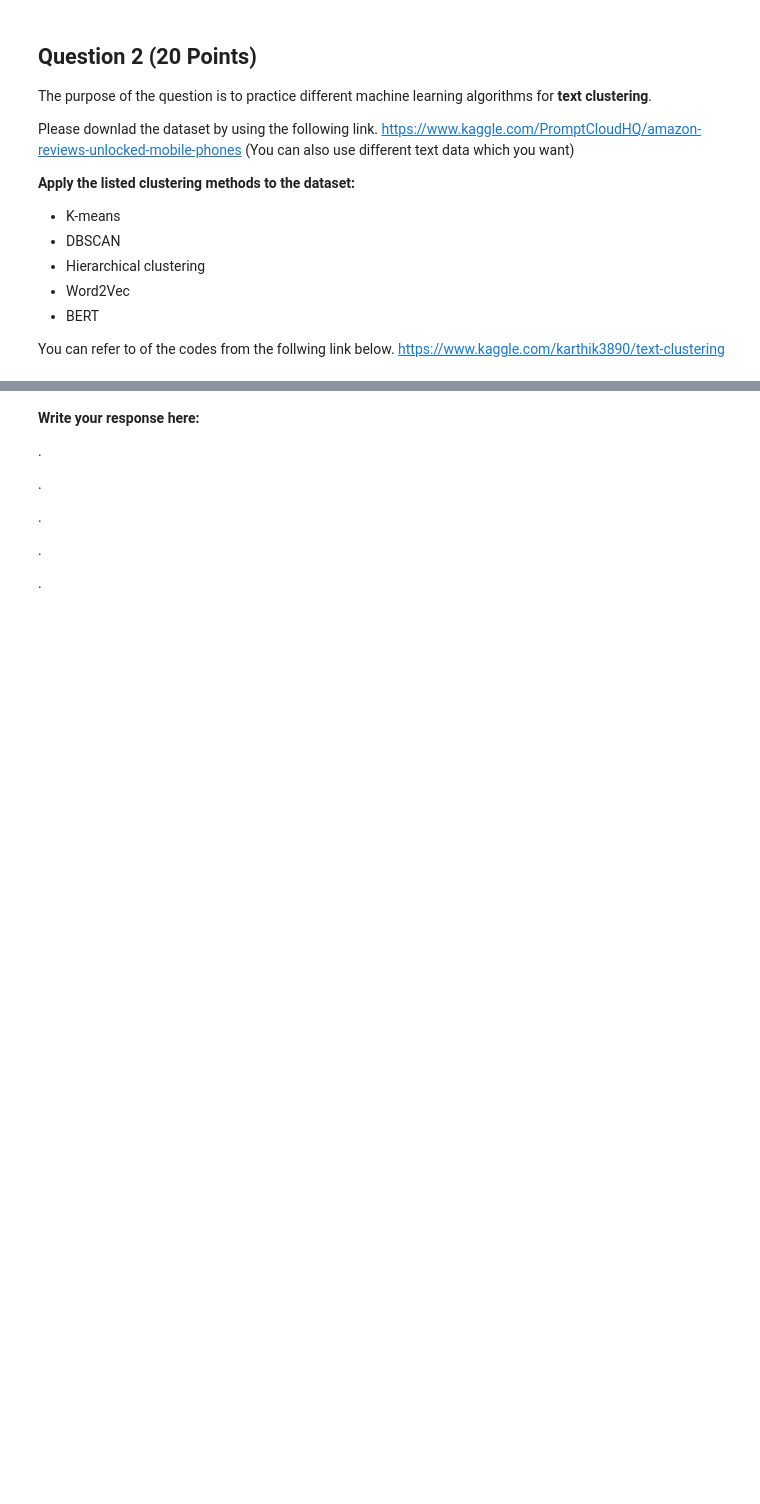
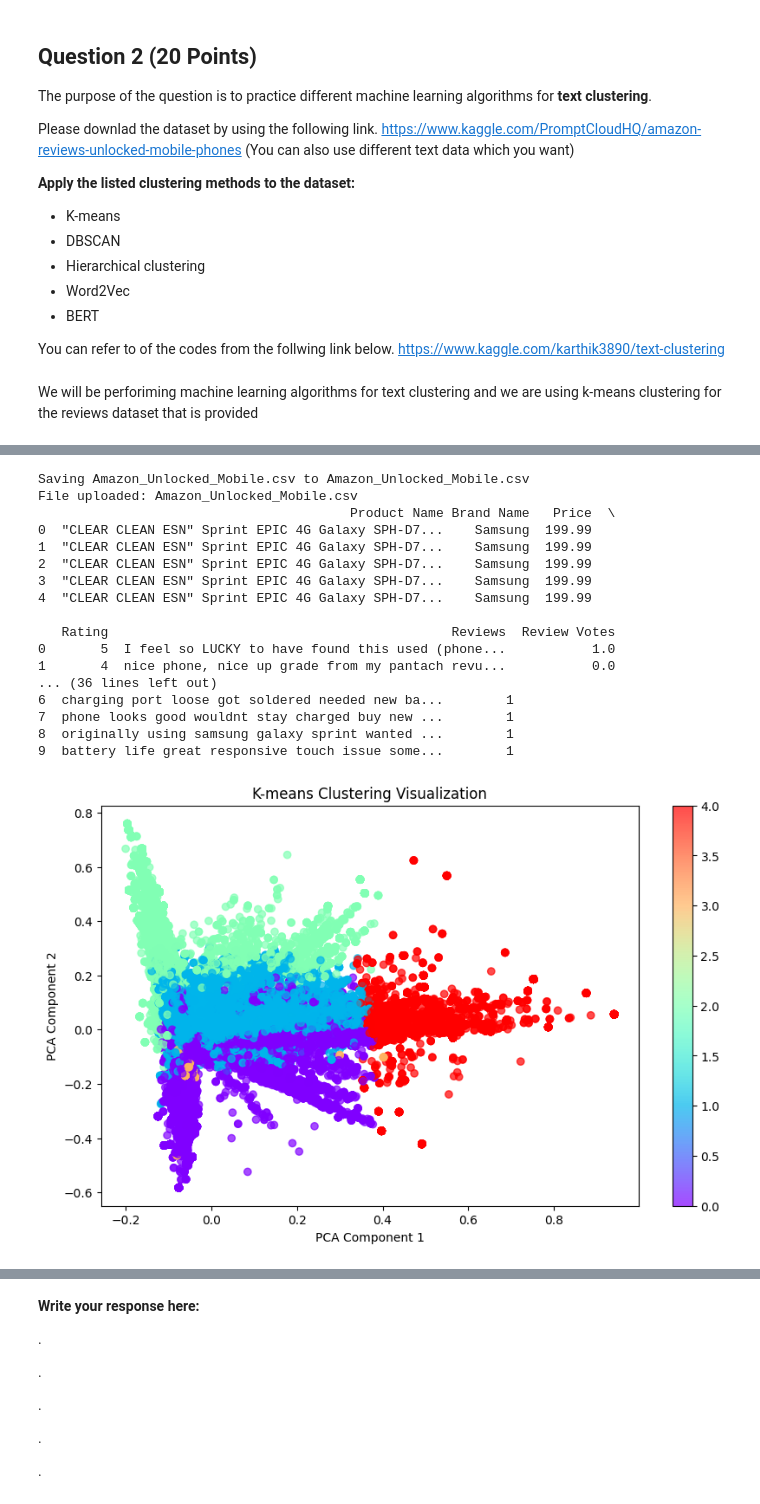
Before and after one commit to Sahithi530/Sahithi_INFO5731_Fall2024, a Jupyter notebook: Tummala_Sahithi_Exercise_05.ipynb, the cells around one changed output, grey strips where cells are left out. Drawn from its saved outputs; the diff is of its cells as text; code cells hidden in the pictures; blank space fills up the shorter version.

```diff
--- a/Tummala_Sahithi_Exercise_05.ipynb
+++ b/Tummala_Sahithi_Exercise_05.ipynb
@@ -764,6 +996,8 @@ Please downlad the dataset by using the following link.  https://www.kaggle.com/
 
 You can refer to of the codes from  the follwing link below.
 https://www.kaggle.com/karthik3890/text-clustering
+# %% [markdown]
+We will be perforiming machine learning algorithms for text clustering and we are using k-means clustering for the reviews dataset that is provided
 # %%
 import pandas as pd
 import numpy as np
@@ -774,13 +1008,24 @@ from sklearn.decomposition import PCA
 import matplotlib.pyplot as plt
 from nltk.corpus import stopwords
 import nltk
+from google.colab import files
+
 nltk.download('stopwords')
 
-# Load dataset (replace the path with your local path to the CSV file)
-file_path = '/Users/funnysahithi/Downloads/Amazon_Unlocked_Mobile.csv'  # Adjust the path
+# uploading file to colab
+def upload_file():
+    uploaded = files.upload()
+    file_path = next(iter(uploaded))  # Get the name of the  file
+    return file_path
+
+# Uploading the CSV file
+file_path = upload_file()
+print(f"File uploaded: {file_path}")
+
+# Loading dataset
 data = pd.read_csv(file_path)
 
-# Display first few rows of the data
+# Displaying first few rows of the data
 print(data.head())
 
 # Text preprocessing function
@@ -789,26 +1034,27 @@ def preprocess_text(text):
     if not isinstance(text, str):
         return ''  # Return empty string for non-string values
 
-    # Remove non-alphabetic characters
+    # Removing non-alphabetic characters
     text = re.sub(r'[^a-zA-Z\s]', '', text)
-    # Convert to lowercase
+    # Converting to lowercase
     text = text.lower()
-    # Remove stopwords
+    # Removing stopwords
     stop_words = set(stopwords.words('english'))
     words = text.split()
     words = [word for word in words if word not in stop_words]
     return ' '.join(words)
 
-# Apply preprocessing to the text column, ensuring non-string values are handled
+# Applying preprocessing to the text column, ensuring non-string values are handled
 data['cleaned_text'] = data['Reviews'].apply(preprocess_text)
 
-# Show the cleaned data
+# Showing the cleaned data
 print(data[['Reviews', 'cleaned_text']].head())
-# Vectorize the text data using TF-IDF
+
+# Vectorizing the text data using TF-IDF
 vectorizer = TfidfVectorizer(max_features=1000)  # Limit features to avoid memory issues
 X = vectorizer.fit_transform(data['cleaned_text'])
 
-# Apply K-means clustering
+# Apply K-means clustering algorithm
 num_clusters = 5  # Choose the number of clusters
 kmeans = KMeans(n_clusters=num_clusters, random_state=42)
 kmeans.fit(X)
@@ -816,15 +1062,15 @@ kmeans.fit(X)
 # Assign cluster labels to the data
 data['cluster'] = kmeans.labels_
 
-# Print the cluster assignments
+# Printing the cluster assignments
 print("Cluster assignments:")
 print(data[['Reviews', 'cleaned_text', 'cluster']].head(10))
 
-# Reduce dimensionality for visualization using PCA
+# Reducing dimensionality for visualization using PCA
 pca = PCA(n_components=2, random_state=42)
 X_pca = pca.fit_transform(X.toarray())
 
-# Plot the clustered data
+# Plotting the clustered data
 plt.figure(figsize=(10, 6))
 scatter = plt.scatter(X_pca[:, 0], X_pca[:, 1], c=kmeans.labels_, cmap='rainbow', alpha=0.7)
 plt.colorbar(scatter)
@@ -838,4 +1084,12 @@ for i in range(num_clusters):
     print(f"Cluster {i}:")
     print(data[data['cluster'] == i]['cleaned_text'].head(10))
     print("\n")
+
+# Save the output to a CSV file in the Colab environment
+output_filename = '/content/output_1.csv'  # Save file to Colab's environment
+data.to_csv(output_filename, index=False)
+print(f"Output saved to {output_filename}")
+
+# and download the file to the local machine
+files.download(output_filename)
 # %% [output]
@@ -842,0 +1099,18 @@ Error:
+Saving Amazon_Unlocked_Mobile.csv to Amazon_Unlocked_Mobile.csv
+File uploaded: Amazon_Unlocked_Mobile.csv
+                                        Product Name Brand Name   Price  \
+0  "CLEAR CLEAN ESN" Sprint EPIC 4G Galaxy SPH-D7...    Samsung  199.99
+1  "CLEAR CLEAN ESN" Sprint EPIC 4G Galaxy SPH-D7...    Samsung  199.99
+2  "CLEAR CLEAN ESN" Sprint EPIC 4G Galaxy SPH-D7...    Samsung  199.99
+3  "CLEAR CLEAN ESN" Sprint EPIC 4G Galaxy SPH-D7...    Samsung  199.99
+4  "CLEAR CLEAN ESN" Sprint EPIC 4G Galaxy SPH-D7...    Samsung  199.99
+
+   Rating                                            Reviews  Review Votes
+0       5  I feel so LUCKY to have found this used (phone...           1.0
+1       4  nice phone, nice up grade from my pantach revu...           0.0
+... (36 lines left out)
+6  charging port loose got soldered needed new ba...        1
+7  phone looks good wouldnt stay charged buy new ...        1
+8  originally using samsung galaxy sprint wanted ...        1
+9  battery life great responsive touch issue some...        1
+[figure, added]
```
Also changed, not shown: parts of 45 cells of this notebook.
